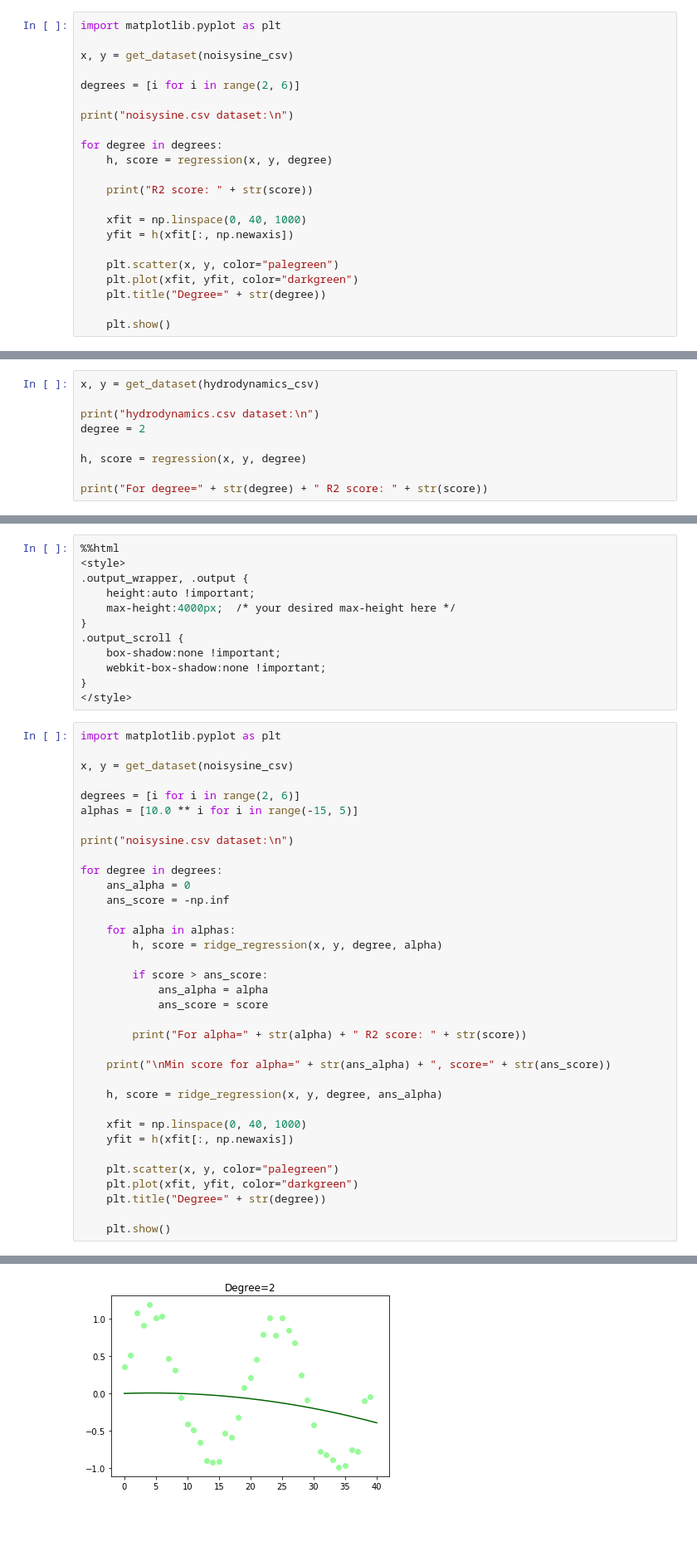
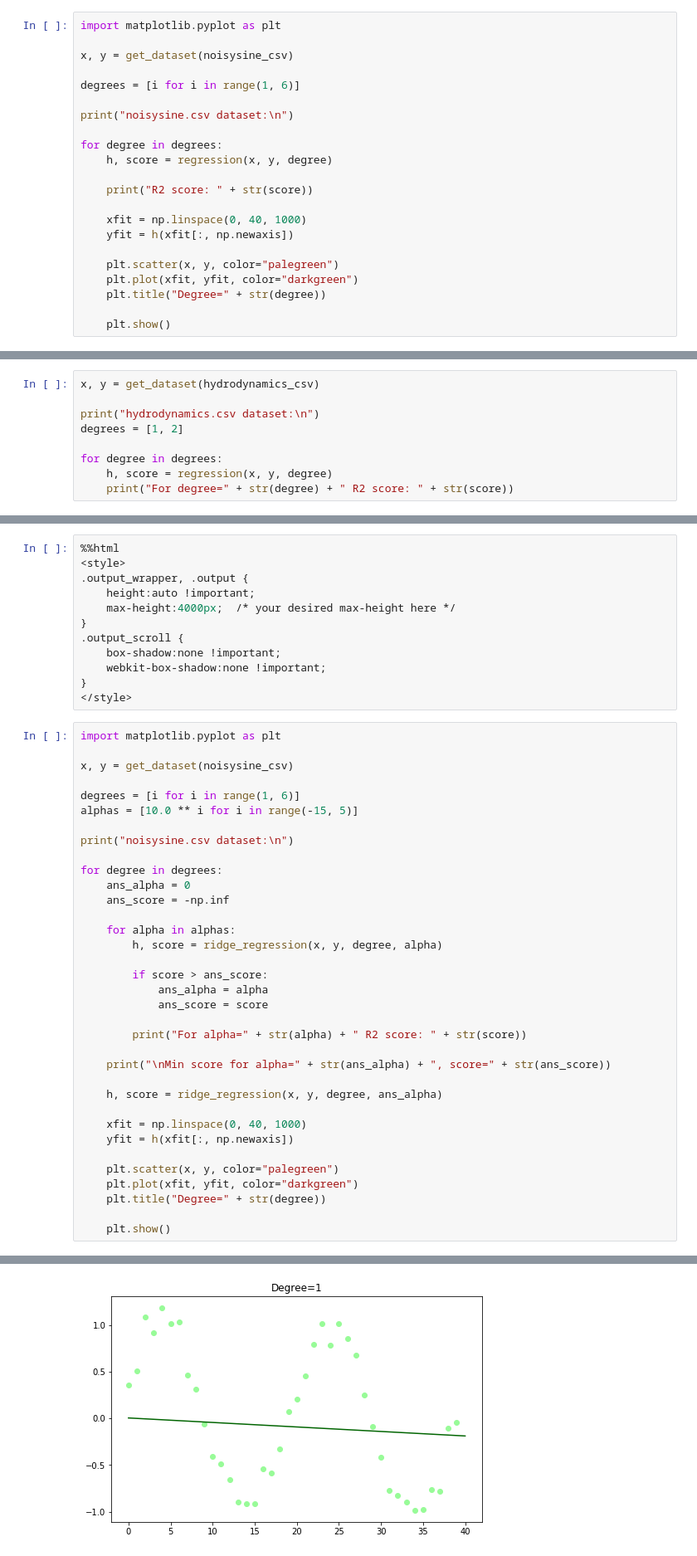
Before and after one commit to aliscafo/ml-2019, a Jupyter notebook: hw4/hw4.ipynb, the cells around one changed output, grey strips where cells are left out. Shown at 83% size. Drawn from its saved outputs; the diff is of its cells as text; blank space fills up the shorter version.

Commit message:
fixed regression

```diff
--- a/hw4/hw4.ipynb
+++ b/hw4/hw4.ipynb
@@ -59,7 +59,7 @@ import matplotlib.pyplot as plt
 
 x, y = get_dataset(noisysine_csv)
 
-degrees = [i for i in range(2, 6)]
+degrees = [i for i in range(1, 6)]
 
 print("noisysine.csv dataset:\n")
 
@@ -91,11 +93,11 @@ R2 score: 0.9132018725716731
 x, y = get_dataset(hydrodynamics_csv)
 
 print("hydrodynamics.csv dataset:\n")
-degree = 2
+degrees = [1, 2]
 
-h, score = regression(x, y, degree)
-
-print("For degree=" + str(degree) + " R2 score: " + str(score))
+for degree in degrees:
+    h, score = regression(x, y, degree)
+    print("For degree=" + str(degree) + " R2 score: " + str(score))
 # %% [output]
 hydrodynamics.csv dataset:
 
@@ -139,7 +142,7 @@ import matplotlib.pyplot as plt
 
 x, y = get_dataset(noisysine_csv)
 
-degrees = [i for i in range(2, 6)]
+degrees = [i for i in range(1, 6)]
 alphas = [10.0 ** i for i in range(-15, 5)]
 
 print("noisysine.csv dataset:\n")
@@ -190 +193 @@ Min score for alpha=10000.0, score=-0.04113835265482968
-[figure, old version]
+[figure, new version]
```
Also changed, not shown: parts of 6 cells of this notebook, 1 other file.
